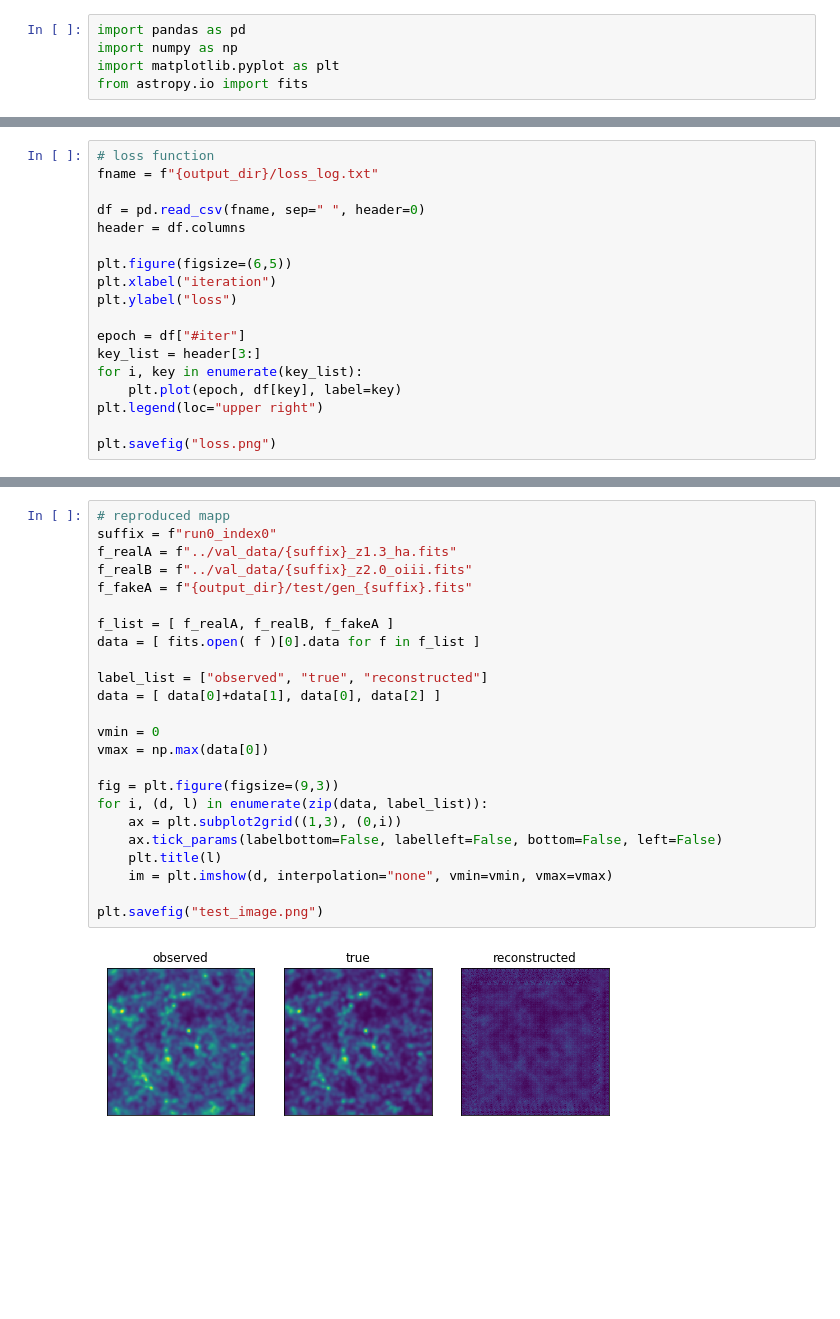
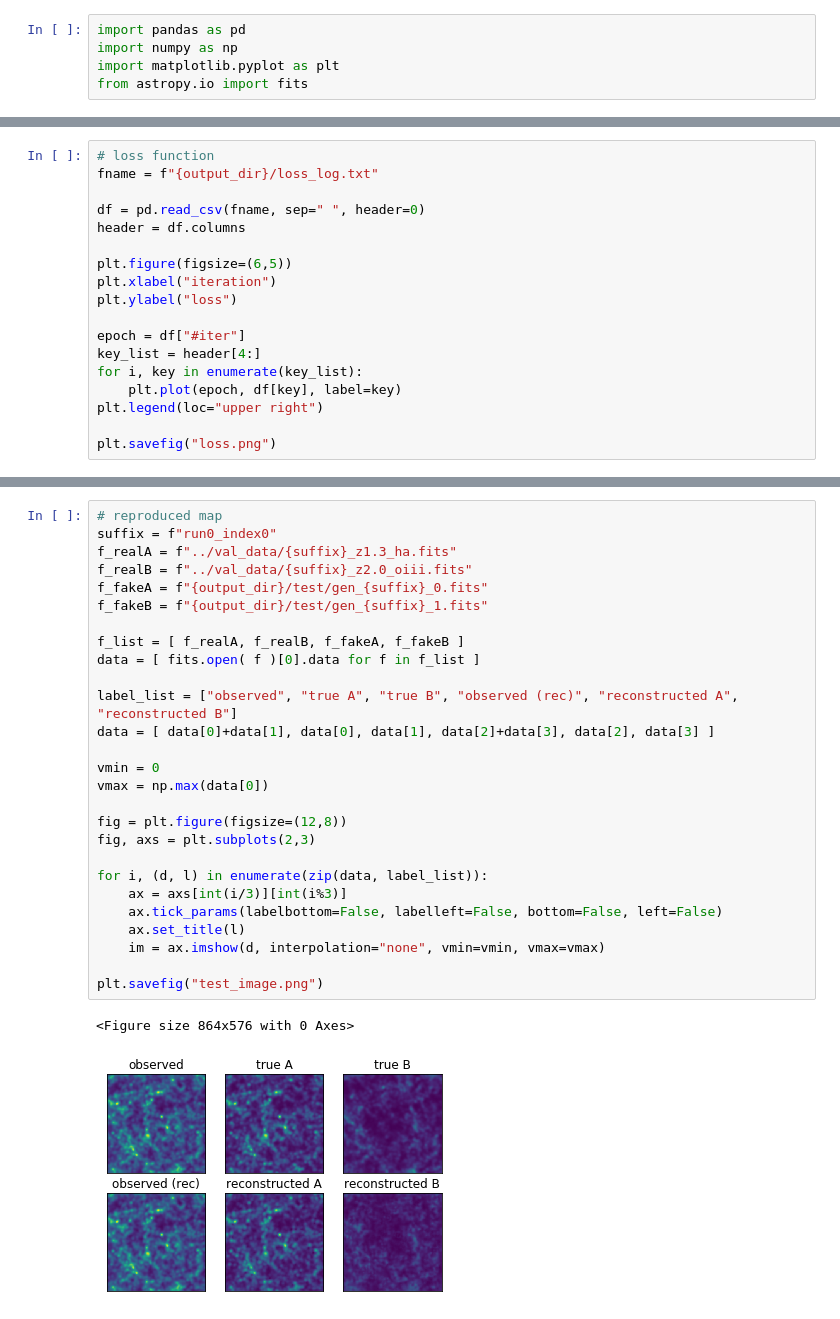
Before and after one commit to knmoriwaki/IM2IM, a Jupyter notebook: image/plot.ipynb, the cells around one changed output, grey strips where cells are left out. Drawn from its saved outputs; the diff is of its cells as text; blank space fills up the shorter version.

Commit message:
enable 2 outputs

```diff
--- a/image/plot.ipynb
+++ b/image/plot.ipynb
@@ -20,7 +19,7 @@ plt.xlabel("iteration")
 plt.ylabel("loss")
 
 epoch = df["#iter"]
-key_list = header[3:]
+key_list = header[4:]
 for i, key in enumerate(key_list):
     plt.plot(epoch, df[key], label=key)
 plt.legend(loc="upper right")
@@ -31,27 +30,31 @@ plt.savefig("loss.png")
 # %%
-# reproduced mapp
+# reproduced map
 suffix = f"run0_index0"
 f_realA = f"../val_data/{suffix}_z1.3_ha.fits"
 f_realB = f"../val_data/{suffix}_z2.0_oiii.fits"
-f_fakeA = f"{output_dir}/test/gen_{suffix}.fits"
+f_fakeA = f"{output_dir}/test/gen_{suffix}_0.fits"
+f_fakeB = f"{output_dir}/test/gen_{suffix}_1.fits"
 
-f_list = [ f_realA, f_realB, f_fakeA ]
+f_list = [ f_realA, f_realB, f_fakeA, f_fakeB ]
 data = [ fits.open( f )[0].data for f in f_list ]
 
-label_list = ["observed", "true", "reconstructed"]
-data = [ data[0]+data[1], data[0], data[2] ]
+label_list = ["observed", "true A", "true B", "observed (rec)", "reconstructed A", "reconstructed B"]
+data = [ data[0]+data[1], data[0], data[1], data[2]+data[3], data[2], data[3] ]
 
 vmin = 0
 vmax = np.max(data[0])
 
-fig = plt.figure(figsize=(9,3))
+fig = plt.figure(figsize=(12,8))
+fig, axs = plt.subplots(2,3)
+
 for i, (d, l) in enumerate(zip(data, label_list)):
-    ax = plt.subplot2grid((1,3), (0,i))
+    ax = axs[int(i/3)][int(i%3)]
     ax.tick_params(labelbottom=False, labelleft=False, bottom=False, left=False)
-    plt.title(l)
-    im = plt.imshow(d, interpolation="none", vmin=vmin, vmax=vmax)
+    ax.set_title(l)
+    im = ax.imshow(d, interpolation="none", vmin=vmin, vmax=vmax)
 
 plt.savefig("test_image.png")
 # %% [output]
+<Figure size 864x576 with 0 Axes>
-[figure, old version]
+[figure, new version]
 # %%
```
Also changed, not shown: parts of 3 cells of this notebook, 11 other files.
